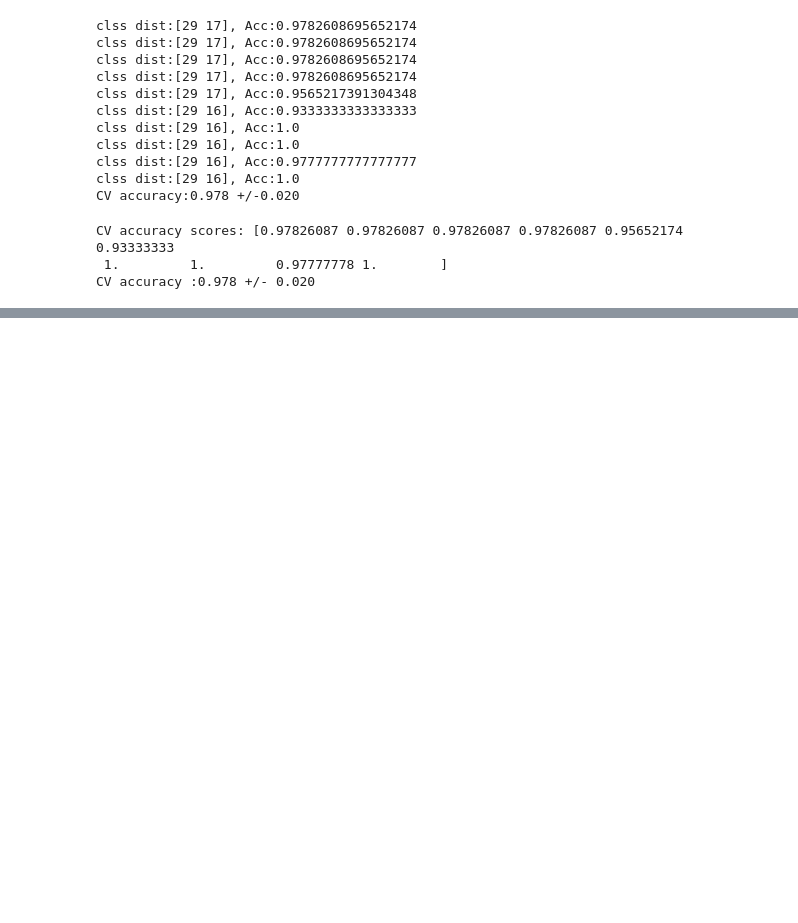
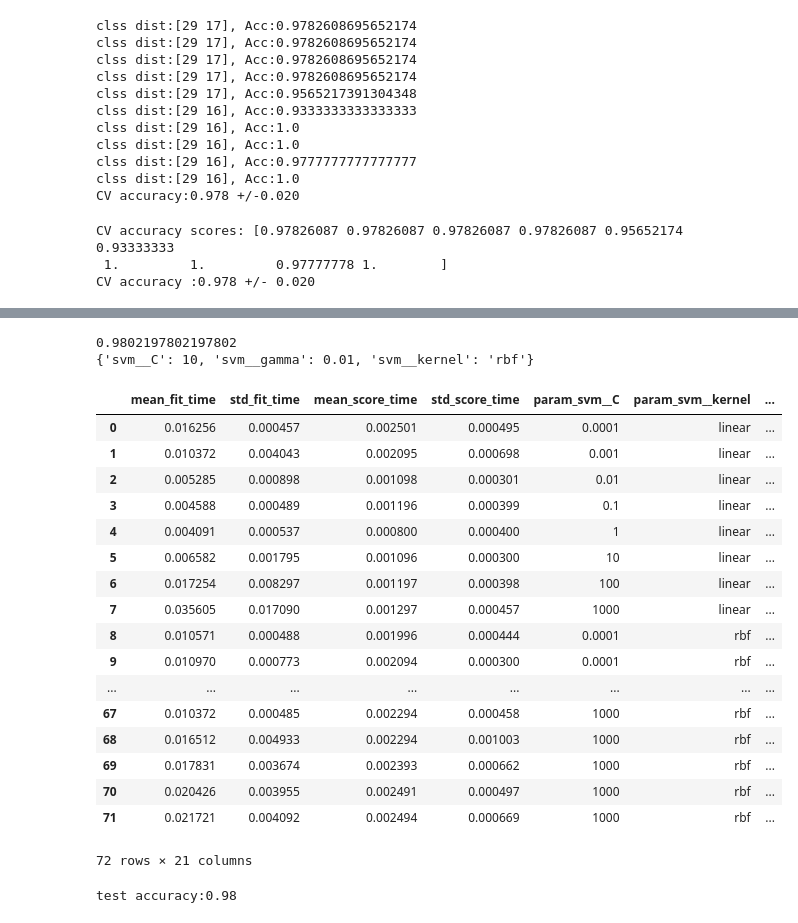
Before and after one commit to nsakki55/tech-notes, a Jupyter notebook: python-machine-learning-book/code/ch06/mycode06.ipynb, the cells around one changed output, grey strips where cells are left out. Drawn from its saved outputs; the diff is of its cells as text; code cells hidden in the pictures; blank space fills up the shorter version.

```diff
--- a/python-machine-learning-book/code/ch06/mycode06.ipynb
+++ b/python-machine-learning-book/code/ch06/mycode06.ipynb
@@ -102,0 +132,42 @@ X_train
+# %%
+from sklearn.model_selection import GridSearchCV
+from sklearn.svm import SVC
+pipe_svm=Pipeline([('sc',StandardScaler()),('svm',SVC(random_state=0))])
+param_range=[10**i for i in range(-4,4)]
+param_grid=[{'svm__C':param_range,'svm__kernel':['linear']},
+            {'svm__C':param_range,'svm__gamma':param_range,'svm__kernel':['rbf']}]
+gs=GridSearchCV(estimator=pipe_svm,param_grid=param_grid,scoring='accuracy',cv=10,n_jobs=-1)
+gs=gs.fit(X_train,y_train)
+print(gs.best_score_)
+print(gs.best_params_)
+for params,mean_score,scores in gs.grid_scores
+# %% [output]
+0.9802197802197802
+{'svm__C': 10, 'svm__gamma': 0.01, 'svm__kernel': 'rbf'}
+# %%
+pd.DataFrame(gs.cv_results_)
+# %% [output]
+|  | mean_fit_time | std_fit_time | mean_score_time | std_score_time | param_svm__C | param_svm__kernel | ... |
+| 0 | 0.016256 | 0.000457 | 0.002501 | 0.000495 | 0.0001 | linear | ... |
+| 1 | 0.010372 | 0.004043 | 0.002095 | 0.000698 | 0.001 | linear | ... |
+| 2 | 0.005285 | 0.000898 | 0.001098 | 0.000301 | 0.01 | linear | ... |
+| 3 | 0.004588 | 0.000489 | 0.001196 | 0.000399 | 0.1 | linear | ... |
+| 4 | 0.004091 | 0.000537 | 0.000800 | 0.000400 | 1 | linear | ... |
+| 5 | 0.006582 | 0.001795 | 0.001096 | 0.000300 | 10 | linear | ... |
+| 6 | 0.017254 | 0.008297 | 0.001197 | 0.000398 | 100 | linear | ... |
+| 7 | 0.035605 | 0.017090 | 0.001297 | 0.000457 | 1000 | linear | ... |
+| 8 | 0.010571 | 0.000488 | 0.001996 | 0.000444 | 0.0001 | rbf | ... |
+| 9 | 0.010970 | 0.000773 | 0.002094 | 0.000300 | 0.0001 | rbf | ... |
+| ... | ... | ... | ... | ... | ... | ... | ... |
+| 67 | 0.010372 | 0.000485 | 0.002294 | 0.000458 | 1000 | rbf | ... |
+| 68 | 0.016512 | 0.004933 | 0.002294 | 0.001003 | 1000 | rbf | ... |
+| 69 | 0.017831 | 0.003674 | 0.002393 | 0.000662 | 1000 | rbf | ... |
+| 70 | 0.020426 | 0.003955 | 0.002491 | 0.000497 | 1000 | rbf | ... |
+| 71 | 0.021721 | 0.004092 | 0.002494 | 0.000669 | 1000 | rbf | ... |
+72 rows × 21 columns
+# %%
+clf=gs.best_estimator_
+clf.fit(X_train,y_train)
+print('test accuracy:%.2f'% clf.score(X_test,y_test))
+# %% [output]
+test accuracy:0.98
```
Also changed, not shown: parts of 3 cells of this notebook.
